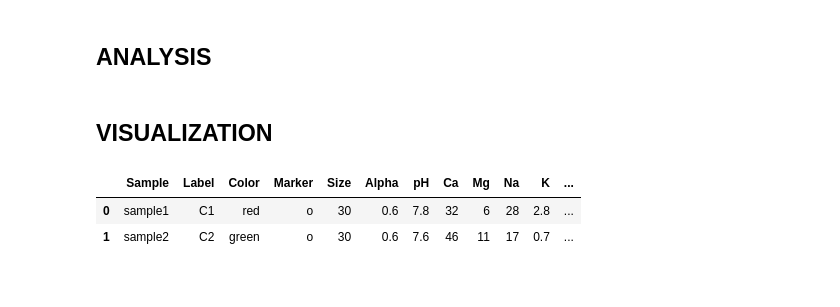
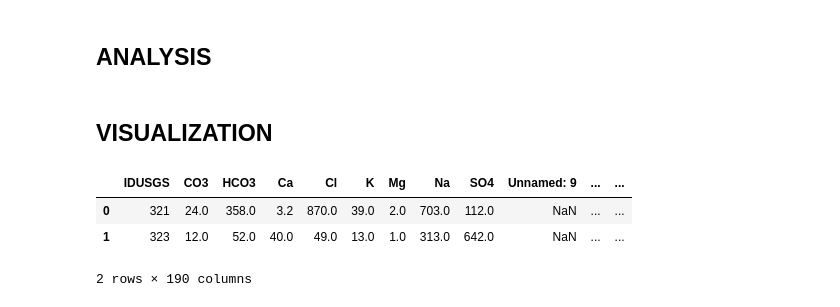
Before and after one commit to bsvab/produced-water-chemistry, a Jupyter notebook: notebooks/produced_water_chemistry-brittany.ipynb, the cells around one changed output. Cells and saved outputs as stored; diff of their text form; code cells hidden in the pictures.

```diff
--- a/notebooks/produced_water_chemistry-brittany.ipynb
+++ b/notebooks/produced_water_chemistry-brittany.ipynb
@@ -17,16 +16,3 @@ from wqchartpy import triangle_piper
 ## ANALYSIS
 # %% [markdown]
 ## VISUALIZATION
-# %%
-# ////////// THIS SECTION OF CODE IS TEMPORARY
-current_directory = os.getcwd()
-parent_directory = os.path.dirname(current_directory)
-data_path = os.path.join(parent_directory,'data','playground.csv')
-
-df_data = pd.read_csv(data_path,delimiter=',')
-df_data.head(2)
-# \\\\\\\\\\ THIS SECTION OF CODE IS TEMPORARY
-# %% [output]
-|  | Sample | Label | Color | Marker | Size | Alpha | pH | Ca | Mg | Na | K | ... |
-| 0 | sample1 | C1 | red | o | 30 | 0.6 | 7.8 | 32 | 6 | 28 | 2.8 | ... |
-| 1 | sample2 | C2 | green | o | 30 | 0.6 | 7.6 | 46 | 11 | 17 | 0.7 | ... |
@@ -63,3 +57,14 @@ def move_wqchartpy_image_file_to_images_folder(image_file_name, image_folder_nam
     os.rename(current_file_path, new_file_path)
 
     print(f"File '{image_file_name}' moved to '{image_folder_name}' folder.")
+# %%
+# THIS CODE CELL NOT NEEDED LATER - JUST HERE UNTIL WE CAN FEED IN THE REAL CLEANED DATAFRAME DOWN THE LINE
+# THIS DATAFRAME IS SIMPLY BASED ON THE "SPLIT_1" CSV FILE MANUALLY FILTERED VIA EXCEL TO HAVE NO BLANKS IN THE WQCHARTPY REQUIRED ELEMENT COLUMNS - NO OTHER LOGIC OR ANALYSIS APPLIED
+dirtyscrubdata_path = os.path.join('brittanys_temp_folder_ignoreme','split_1_dirtyscrubdatafortesting.csv')
+df_dirtyscrubdata = pd.read_csv(dirtyscrubdata_path,delimiter=',')
+df_dirtyscrubdata.head(2)
+# %% [output]
+|  | IDUSGS | CO3 | HCO3 | Ca | Cl | K | Mg | Na | SO4 | Unnamed: 9 | ... | ... |
+| 0 | 321 | 24.0 | 358.0 | 3.2 | 870.0 | 39.0 | 2.0 | 703.0 | 112.0 | NaN | ... | ... |
+| 1 | 323 | 12.0 | 52.0 | 40.0 | 49.0 | 13.0 | 1.0 | 313.0 | 642.0 | NaN | ... | ... |
+2 rows × 190 columns
```
Also changed, not shown: parts of 7 cells of this notebook, 12 other files.
